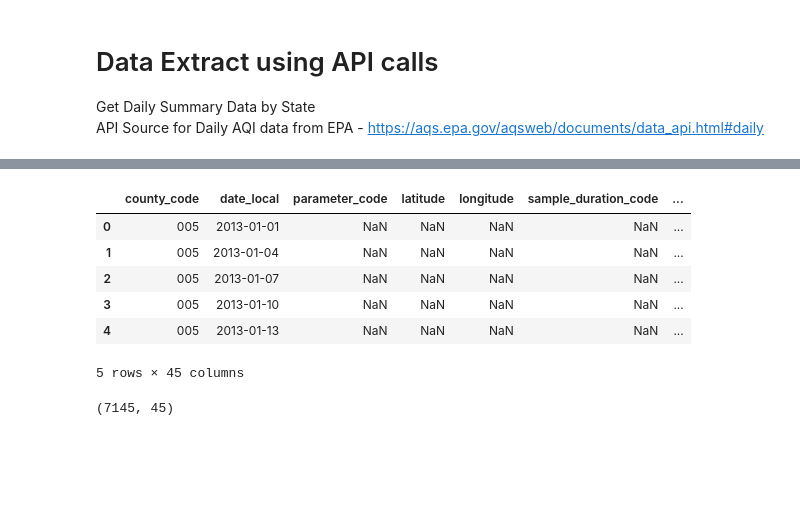
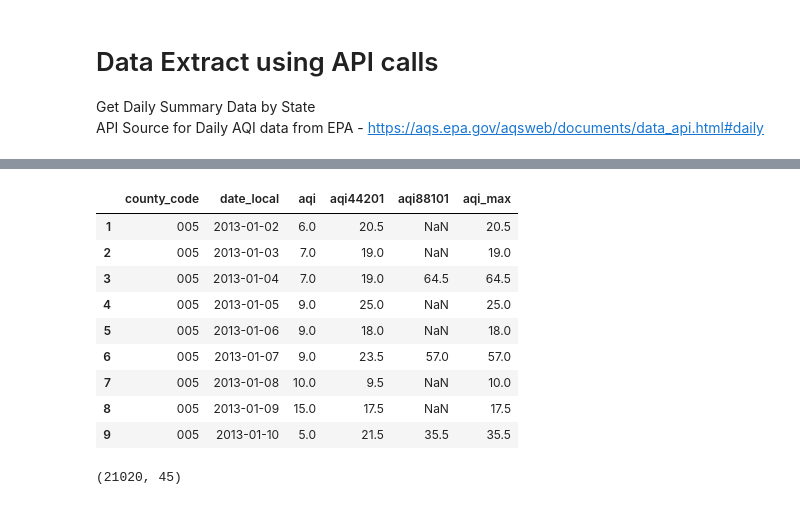
Before and after one commit to ChristineChung/AQI-Avengers-Project2-Group4, a Jupyter notebook: DataPullByState.ipynb, the cells around one changed output, grey strips where cells are left out. Saved outputs shown, nothing was run; the diff lists cells and outputs as text; code cells hidden in the pictures; blank space fills up the shorter version.

```diff
--- a/DataPullByState.ipynb
+++ b/DataPullByState.ipynb
@@ -48,16 +38,13 @@ email = os.getenv("EMAIL")
 # %%
 # Build URL
 state = "36"  # New York State code
+# API url
+url = "https://aqs.epa.gov/data/api/dailyData/byState?"
+# Years list
+years_list = list(range(2013, 2025))
 
-url = "https://aqs.epa.gov/data/api/dailyData/byState?"
-query_url = (
-    f"{url}email={email}&key={epa_api_key}&param={param}&bdate={begin_date}&edate={end_date}"
-    + f"&state={state}" )
-
-# Years list
-years_list = [2013, 2014, 2015, 2016, 2017, 2018, 2019, 2020, 2021, 2022, 2023, 2024]
 # List of parameter codes
 parameter_codes = [42101, 44201, 88101] #, 88101, 81102, 42401, 42602]
 
 # List of counties
-five_counties = ['103', '005', '061', '081', '085']
+county_list = ['005','047','059','061','081','085','103']
@@ -80,13 +72,15 @@ def get_data_for_parameter(parameter_code):
     param_df.sort_values(by='date_local',inplace=True)
 
 
-    # Five counties dataframe
-    five_counties_param_df = param_df[param_df['county_code'].isin(five_counties)]
+    # Dataframe for only five counties
+    # five_counties_param_df = param_df[param_df['county_code'].isin(five_counties)]
+    five_counties_param_df = param_df.loc[param_df['county_code'].isin(county_list)]
 
     # Return data frame that has only selected columns
     five_counties_param_df = five_counties_param_df[selected_columns]
 
     print(begin_date, end_date, parameter_code)
+    print(five_counties_param_df['county_code'].value_counts())
 
     return five_counties_param_df
 # %%
@@ -104,9 +98,9 @@ for yrs_index, year in enumerate (years_list):
         all_counties_param_df = get_data_for_parameter(code)
         all_counties_param_df = all_counties_param_df.dropna()
         all_counties_param_df.sort_index(ascending=True, inplace=True)
-        # Compress multiple rows of data for same day using groupby function
-        counties_aggr_param_df = all_counties_param_df.groupby('date_local').agg({
-                                   'county_code': 'first',
+
+        # Use groupby and agg function to get one record per day when multiple rows of data exist for "same day & for same type of test"
+        counties_aggr_param_df = all_counties_param_df.groupby(['county_code','date_local']).agg({
                                    'parameter_code': 'first',
                                    'latitude': 'first',
                                    'longitude': 'first',
@@ -120,17 +114,13 @@ for yrs_index, year in enumerate (years_list):
                                    'first_max_hour': 'mean',
                                    'aqi': 'mean',
                                    'county': 'first',
-                                   'city': 'first'
-                            }).reset_index()
-
-        # Set Indexes
-        counties_aggr_param_df = counties_aggr_param_df.set_index(["county_code","date_local"])
+                                   'city': 'first' })
 
         # Dataframe for all parameters & for all specified counties
         if param_index == 0:
             counties_param_joined_df = counties_aggr_param_df
         else:
-            counties_param_joined_df = counties_param_joined_df.join(counties_aggr_param_df, on=["county_code","date_local"], how="outer",rsuffix=code)
+            counties_param_joined_df = counties_param_joined_df.join(counties_aggr_param_df, how="outer",rsuffix=code)
 
     # Dataframe for All years & parameters
     if yrs_index == 0:
@@ -138,7 +128,9 @@ for yrs_index, year in enumerate (years_list):
     else:
         all_yrs_counties_params_df = pd.concat([all_yrs_counties_params_df, counties_param_joined_df], axis='rows', join="outer")
 
+# Sort ascending
 all_yrs_counties_params_df.sort_index(ascending=True, inplace=True)
+
 all_yrs_counties_params_df.head()
 # %% [output]
 20130101 20131231 42101
@@ -196,14 +199,20 @@ all_yrs_counties_params_df['aqi_max'] = all_yrs_counties_params_df[['aqi', 'aqi4
 # %%
-all_yrs_counties_params_df.head()
+# Verify new column aqi_max values in few records
+aqi_values = all_yrs_counties_params_df[['county_code', 'date_local', 'aqi', 'aqi44201', 'aqi88101', 'aqi_max']][1:10]
+aqi_values
 # %% [output]
-|  | county_code | date_local | parameter_code | latitude | longitude | sample_duration_code | ... |
-| 0 | 005 | 2013-01-01 | NaN | NaN | NaN | NaN | ... |
-| 1 | 005 | 2013-01-04 | NaN | NaN | NaN | NaN | ... |
-| 2 | 005 | 2013-01-07 | NaN | NaN | NaN | NaN | ... |
-| 3 | 005 | 2013-01-10 | NaN | NaN | NaN | NaN | ... |
-| 4 | 005 | 2013-01-13 | NaN | NaN | NaN | NaN | ... |
+|  | county_code | date_local | aqi | aqi44201 | aqi88101 | aqi_max |
+| 1 | 005 | 2013-01-02 | 6.0 | 20.5 | NaN | 20.5 |
+| 2 | 005 | 2013-01-03 | 7.0 | 19.0 | NaN | 19.0 |
+| 3 | 005 | 2013-01-04 | 7.0 | 19.0 | 64.5 | 64.5 |
+| 4 | 005 | 2013-01-05 | 9.0 | 25.0 | NaN | 25.0 |
+| 5 | 005 | 2013-01-06 | 9.0 | 18.0 | NaN | 18.0 |
+| 6 | 005 | 2013-01-07 | 9.0 | 23.5 | 57.0 | 57.0 |
+| 7 | 005 | 2013-01-08 | 10.0 | 9.5 | NaN | 10.0 |
+| 8 | 005 | 2013-01-09 | 15.0 | 17.5 | NaN | 17.5 |
+| 9 | 005 | 2013-01-10 | 5.0 | 21.5 | 35.5 | 35.5 |
-5 rows × 45 columns
 # %%
+# Dataframe dimensions
 all_yrs_counties_params_df.shape
 # %% [output]
-(7145, 45)
+(21020, 45)
```
Also changed, not shown: parts of 12 cells of this notebook, 25 other files.
